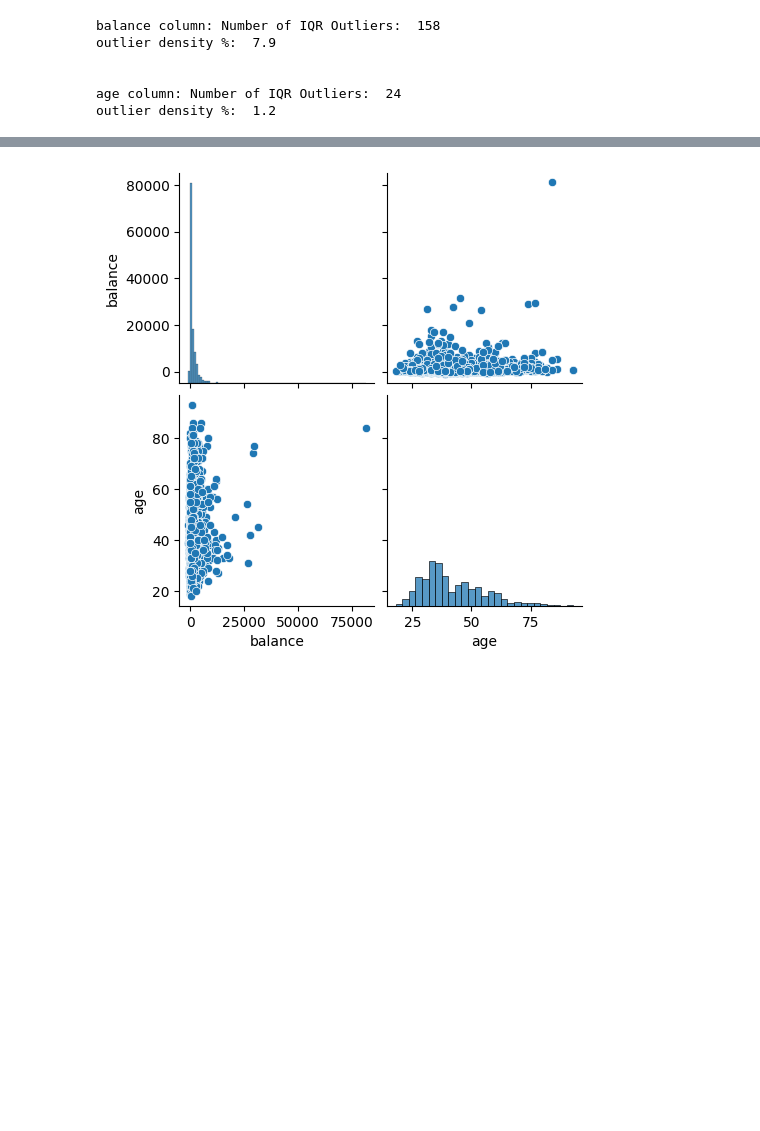
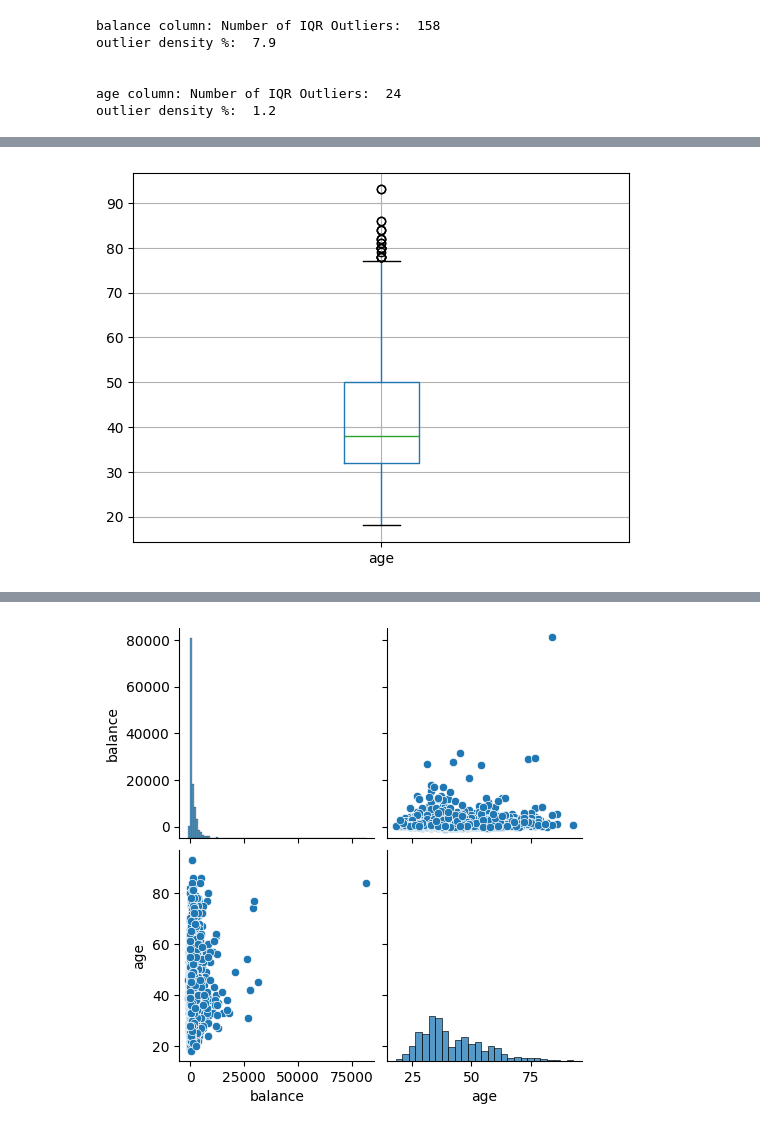
Before and after one commit to kristyan/data, a Jupyter notebook: e-tivity1/etivity1.ipynb, the cells around one changed output, grey strips where cells are left out. Saved outputs shown, nothing was run; the diff lists cells and outputs as text; code cells hidden in the pictures; blank space fills up the shorter version.

```diff
--- a/e-tivity1/etivity1.ipynb
+++ b/e-tivity1/etivity1.ipynb
@@ -192,0 +256,5 @@ There appears to be a greater than 0 correlation between age and balance
+# %%
+df.boxplot(column='age')
+plt.show()
+# %% [output]
+[figure, added]
```
Also changed, not shown: parts of 35 cells of this notebook.
